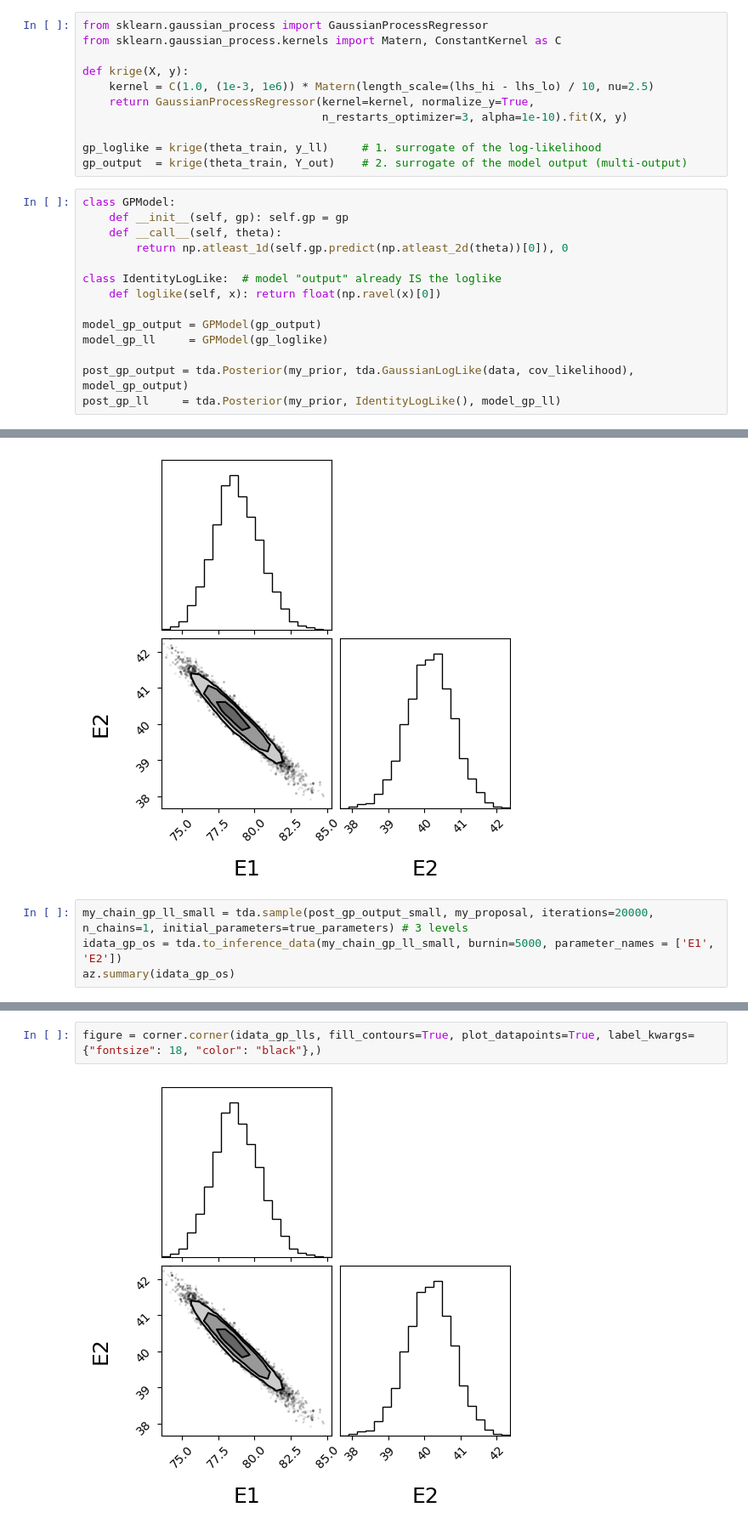
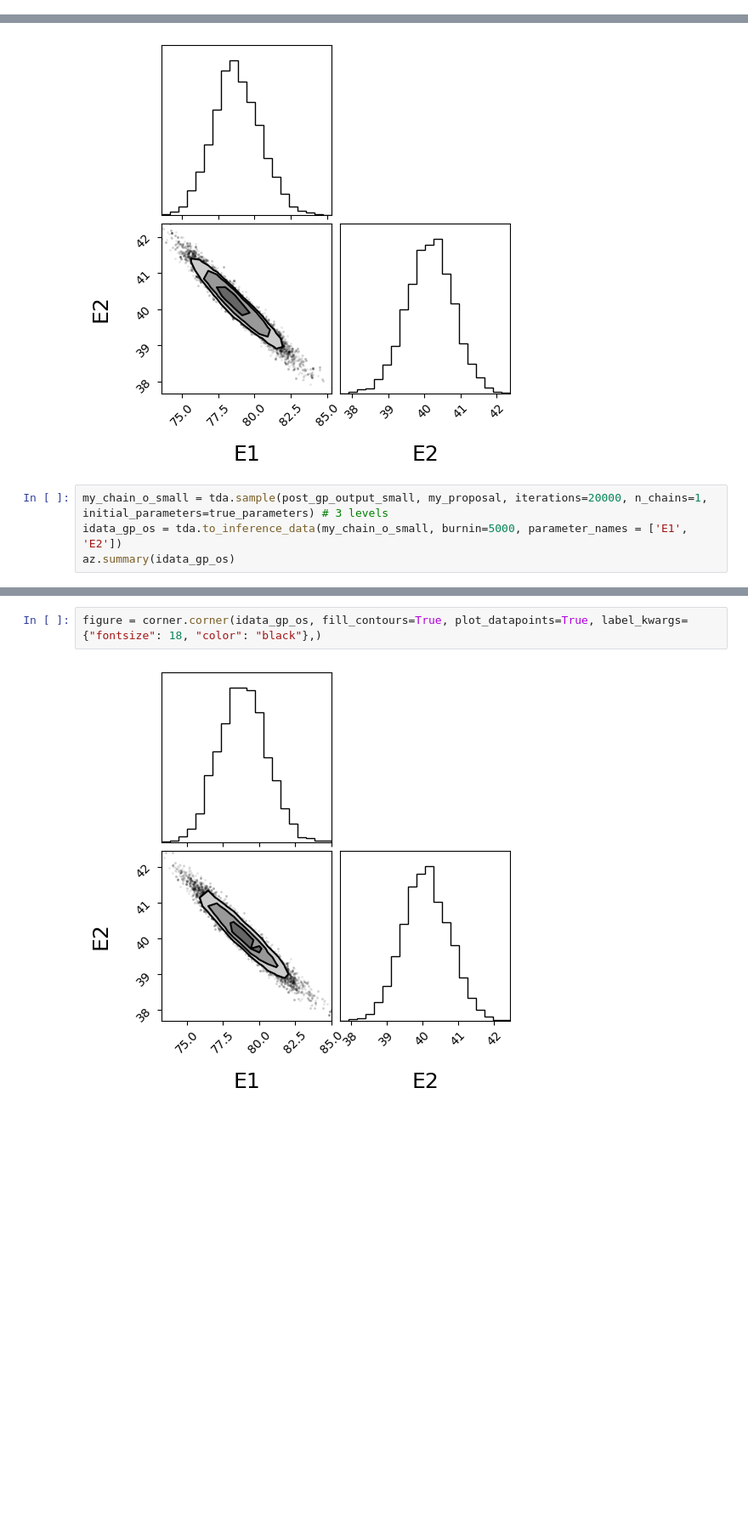
Before and after one commit to louisekluge/lin_el, a Jupyter notebook: multilevel_laminate2d_v2_young_lin.ipynb, the cells around one changed output, grey strips where cells are left out. Shown at 85% size. Drawn from its saved outputs; the diff is of its cells as text; blank space fills up the shorter version.

```diff
--- a/multilevel_laminate2d_v2_young_lin.ipynb
+++ b/multilevel_laminate2d_v2_young_lin.ipynb
@@ -524,25 +495,0 @@ y_ll  = np.array([my_loglike_2.loglike(y) for y in Y_out])
-# %%
-from sklearn.gaussian_process import GaussianProcessRegressor
-from sklearn.gaussian_process.kernels import Matern, ConstantKernel as C
-
-def krige(X, y):
-    kernel = C(1.0, (1e-3, 1e6)) * Matern(length_scale=(lhs_hi - lhs_lo) / 10, nu=2.5)
-    return GaussianProcessRegressor(kernel=kernel, normalize_y=True,
-                                    n_restarts_optimizer=3, alpha=1e-10).fit(X, y)
-
-gp_loglike = krige(theta_train, y_ll)     # 1. surrogate of the log-likelihood
-gp_output  = krige(theta_train, Y_out)    # 2. surrogate of the model output (multi-output)
-# %%
-class GPModel:
-    def __init__(self, gp): self.gp = gp
-    def __call__(self, theta):
-        return np.atleast_1d(self.gp.predict(np.atleast_2d(theta))[0]), 0
-
-class IdentityLogLike:  # model "output" already IS the loglike
-    def loglike(self, x): return float(np.ravel(x)[0])
-
-model_gp_output = GPModel(gp_output)
-model_gp_ll     = GPModel(gp_loglike)
-
-post_gp_output = tda.Posterior(my_prior, tda.GaussianLogLike(data, cov_likelihood), model_gp_output)
-post_gp_ll     = tda.Posterior(my_prior, IdentityLogLike(), model_gp_ll)
@@ -629,8 +554,8 @@ figure = corner.corner(idata_gp_lls, fill_contours=True, plot_datapoints=True, l
 # %% [output]
 [figure]
 # %%
-my_chain_gp_ll_small = tda.sample(post_gp_output_small, my_proposal, iterations=20000, n_chains=1, initial_parameters=true_parameters) # 3 levels
-idata_gp_os = tda.to_inference_data(my_chain_gp_ll_small, burnin=5000, parameter_names = ['E1', 'E2'])
+my_chain_o_small = tda.sample(post_gp_output_small, my_proposal, iterations=20000, n_chains=1, initial_parameters=true_parameters) # 3 levels
+idata_gp_os = tda.to_inference_data(my_chain_o_small, burnin=5000, parameter_names = ['E1', 'E2'])
 az.summary(idata_gp_os)
 # %% [output]
 Sampling chain 1/1
@@ -649,4 +574,4 @@ plt.show()
 # %%
-figure = corner.corner(idata_gp_lls, fill_contours=True, plot_datapoints=True, label_kwargs={"fontsize": 18, "color": "black"},)
+figure = corner.corner(idata_gp_os, fill_contours=True, plot_datapoints=True, label_kwargs={"fontsize": 18, "color": "black"},)
 # %% [output]
-[figure, old version]
+[figure, new version]
```
Also changed, not shown: parts of 9 cells of this notebook, 6 other files.
